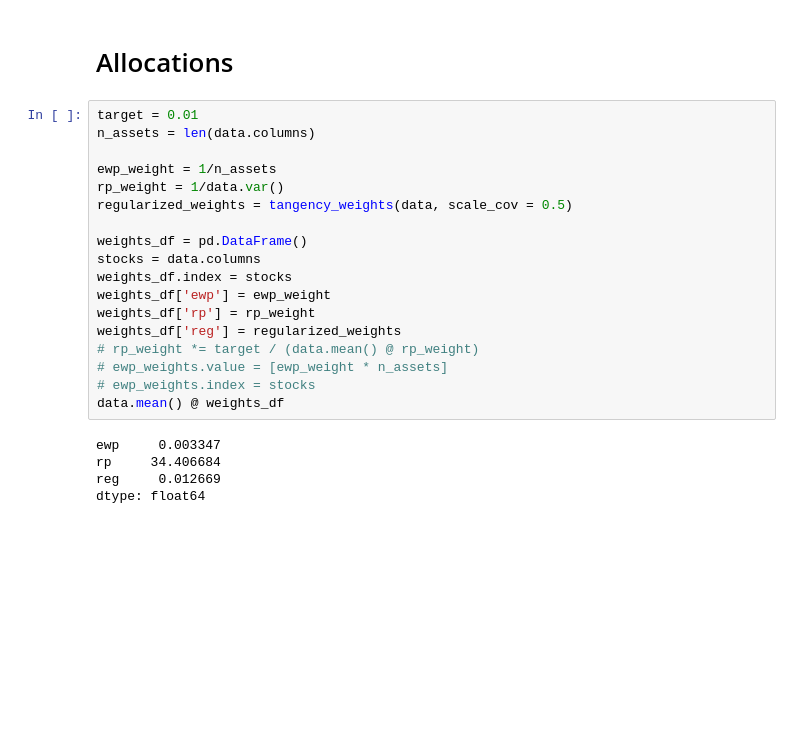
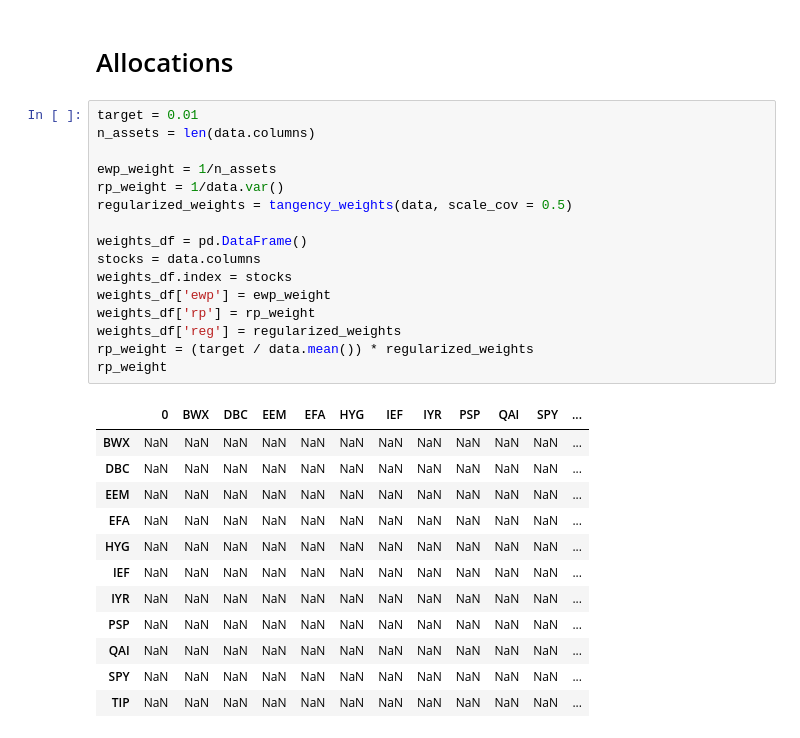
Before and after one commit to ccwhgetgit/finm-portfolio-2024, a Jupyter notebook: homework/hw1.ipynb, the cells around one changed output. Saved outputs shown, nothing was run; the diff lists cells and outputs as text; blank space fills up the shorter version.

```diff
--- a/homework/hw1.ipynb
+++ b/homework/hw1.ipynb
@@ -255,26 +258,32 @@ No it does not. Hardly any changes in the overall returns, volatility and sharpe
 # %%
 target = 0.01
 n_assets = len(data.columns)
 
 ewp_weight = 1/n_assets
 rp_weight = 1/data.var()
 regularized_weights = tangency_weights(data, scale_cov = 0.5)
 
 weights_df = pd.DataFrame()
 stocks = data.columns
 weights_df.index = stocks
 weights_df['ewp'] = ewp_weight
 weights_df['rp'] = rp_weight
 weights_df['reg'] = regularized_weights
-# rp_weight *= target / (data.mean() @ rp_weight)
-# ewp_weights.value = [ewp_weight * n_assets]
-# ewp_weights.index = stocks
-data.mean() @ weights_df
+rp_weight = (target / data.mean()) * regularized_weights
+rp_weight
 # %% [output]
-ewp     0.003347
-rp     34.406684
-reg     0.012669
-dtype: float64
+|  | 0 | BWX | DBC | EEM | EFA | HYG | IEF | IYR | PSP | QAI | SPY | ... |
+| BWX | NaN | NaN | NaN | NaN | NaN | NaN | NaN | NaN | NaN | NaN | NaN | ... |
+| DBC | NaN | NaN | NaN | NaN | NaN | NaN | NaN | NaN | NaN | NaN | NaN | ... |
+| EEM | NaN | NaN | NaN | NaN | NaN | NaN | NaN | NaN | NaN | NaN | NaN | ... |
+| EFA | NaN | NaN | NaN | NaN | NaN | NaN | NaN | NaN | NaN | NaN | NaN | ... |
+| HYG | NaN | NaN | NaN | NaN | NaN | NaN | NaN | NaN | NaN | NaN | NaN | ... |
+| IEF | NaN | NaN | NaN | NaN | NaN | NaN | NaN | NaN | NaN | NaN | NaN | ... |
+| IYR | NaN | NaN | NaN | NaN | NaN | NaN | NaN | NaN | NaN | NaN | NaN | ... |
+| PSP | NaN | NaN | NaN | NaN | NaN | NaN | NaN | NaN | NaN | NaN | NaN | ... |
+| QAI | NaN | NaN | NaN | NaN | NaN | NaN | NaN | NaN | NaN | NaN | NaN | ... |
+| SPY | NaN | NaN | NaN | NaN | NaN | NaN | NaN | NaN | NaN | NaN | NaN | ... |
+| TIP | NaN | NaN | NaN | NaN | NaN | NaN | NaN | NaN | NaN | NaN | NaN | ... |
 # %%
 er = data.mean()
 current_portfolio_return = np.dot(ewp_weight, er).sum()
```
Also changed, not shown: parts of 3 cells of this notebook, 7 other files.
